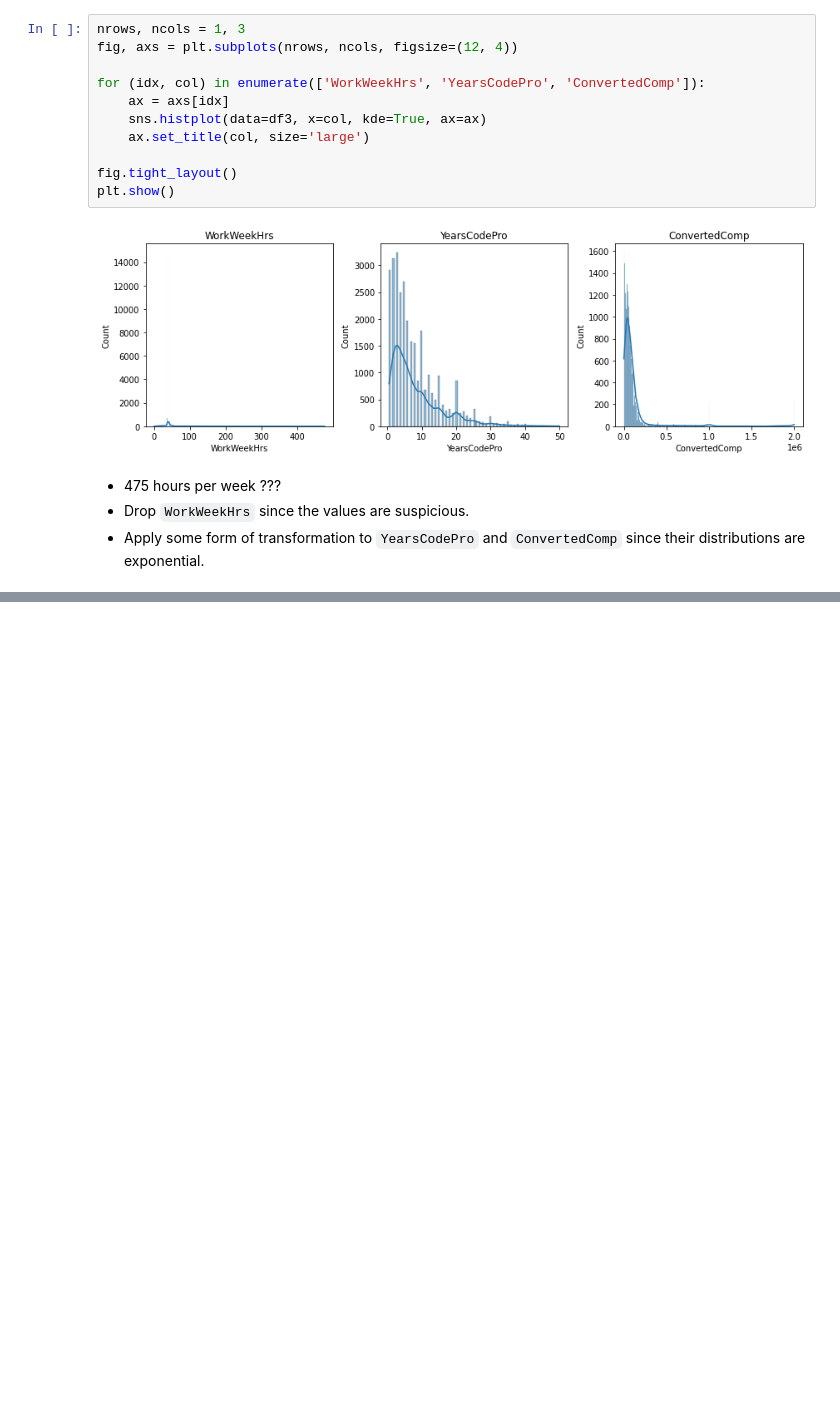
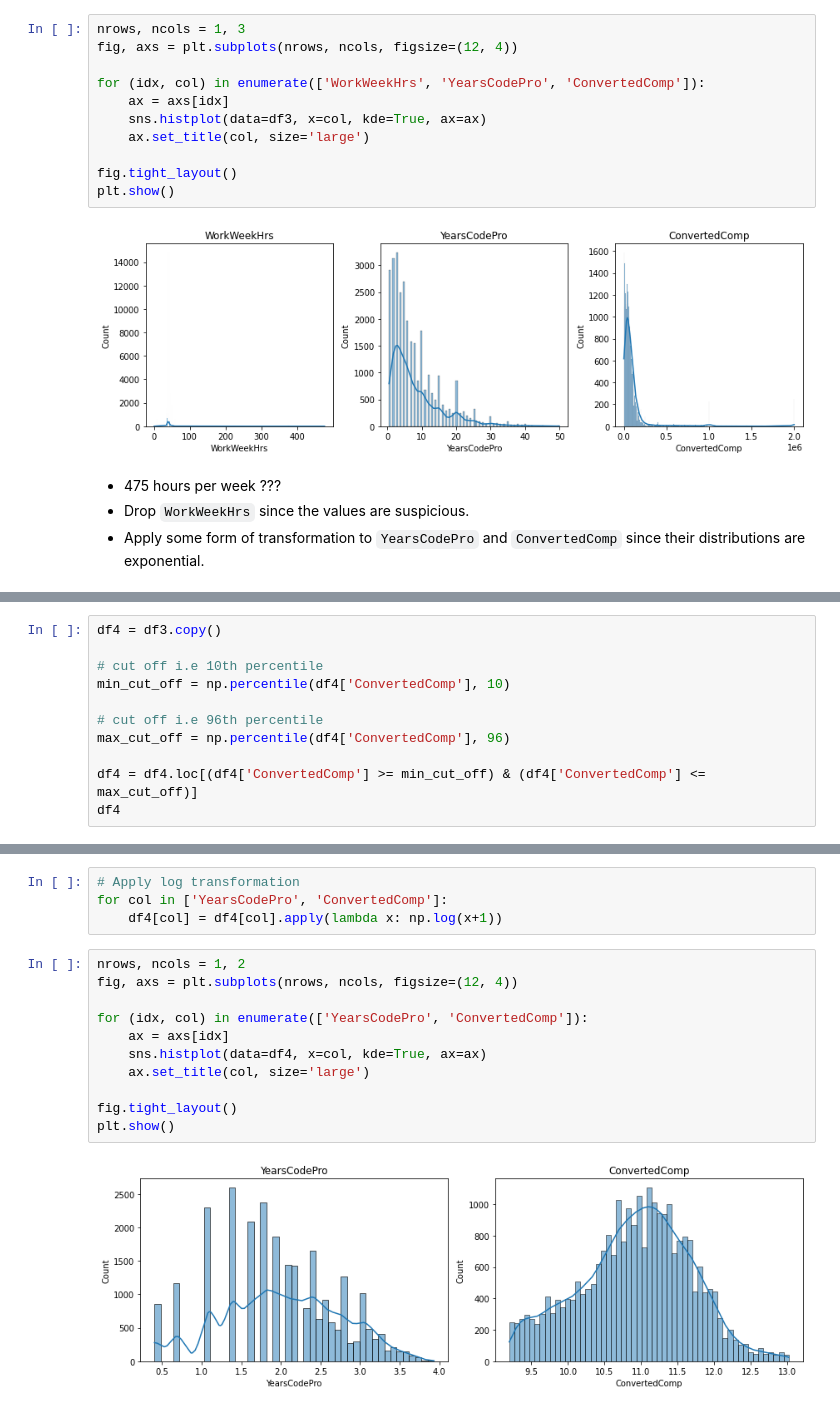
Before and after one commit to chineidu/Developer-s-survey, a Jupyter notebook: survey notebook.ipynb, the cells around one changed output, grey strips where cells are left out. Saved outputs shown, nothing was run; the diff lists cells and outputs as text; blank space fills up the shorter version.

```diff
--- a/survey notebook.ipynb
+++ b/survey notebook.ipynb
@@ -361,2 +372,13 @@ cal_missing_val(df3)
 | YearsCodePro | 0.0 |
 | ConvertedComp | 0.0 |
+# %%
+df4 = df3.copy()
+
+# cut off i.e 10th percentile
+min_cut_off = np.percentile(df4['ConvertedComp'], 10)
+
+# cut off i.e 96th percentile
+max_cut_off = np.percentile(df4['ConvertedComp'], 96)
+
+df4 = df4.loc[(df4['ConvertedComp'] >= min_cut_off) & (df4['ConvertedComp'] <= max_cut_off)]
+df4
@@ -362,0 +413,17 @@ cal_missing_val(df3)
+# %%
+# Apply log transformation
+for col in ['YearsCodePro', 'ConvertedComp']:
+    df4[col] = df4[col].apply(lambda x: np.log(x+1))
+# %%
+nrows, ncols = 1, 2
+fig, axs = plt.subplots(nrows, ncols, figsize=(12, 4))
+
+for (idx, col) in enumerate(['YearsCodePro', 'ConvertedComp']):
+    ax = axs[idx]
+    sns.histplot(data=df4, x=col, kde=True, ax=ax)
+    ax.set_title(col, size='large')
+
+fig.tight_layout()
+plt.show()
+# %% [output]
+[figure, added]
```
Also changed, not shown: parts of 14 cells of this notebook.
